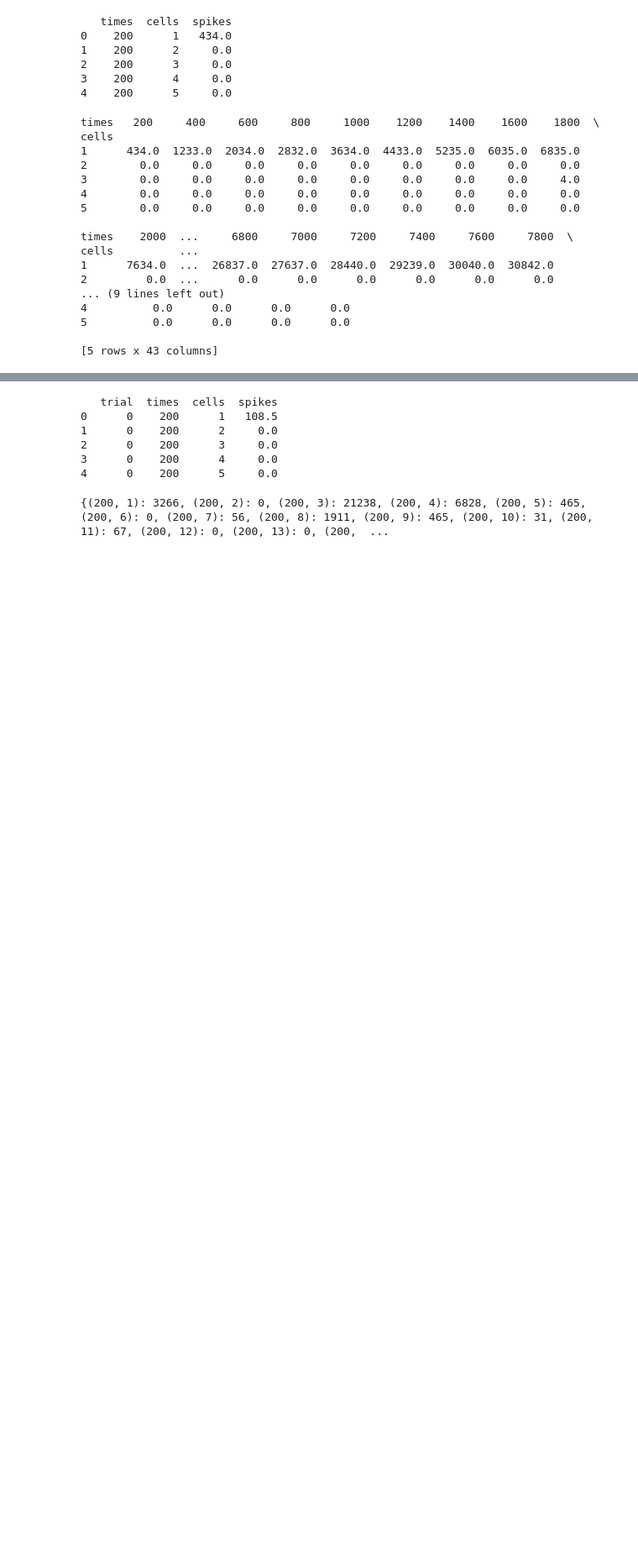
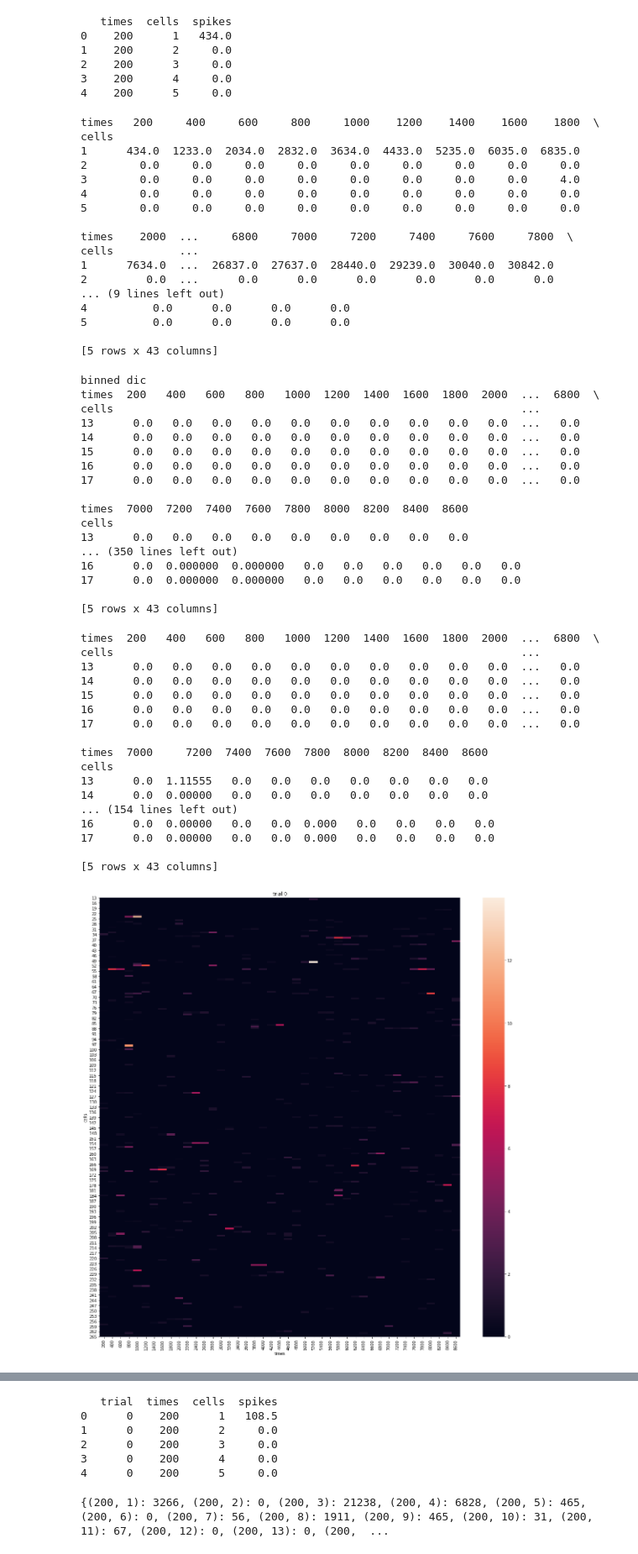
Before and after one commit to sophiakolak/6998-what-is-time, a Jupyter notebook: data/explore_data.ipynb, the cells around one changed output, grey strips where cells are left out. Shown at 84% size. Drawn from its saved outputs; the diff is of its cells as text; code cells hidden in the pictures; blank space fills up the shorter version.

Commit message:
fixed plots

```diff
--- a/data/explore_data.ipynb
+++ b/data/explore_data.ipynb
@@ -256,6 +256,7 @@ binned dic
 # %%
 print("binned dic")
 
+c = 0
 i=0
 for trial,bin in binned_dic.items():
     if trial != 0:
@@ -264,11 +265,15 @@ for trial,bin in binned_dic.items():
     for time,activities in bin.items():
         #print("time:", time)
         for cell,v in activities.items():
+            c += 1
+            if c < 13:
+                continue
             if cell == 0:
                 continue
             #print("cell:", cell)
             activity_sum = 0
             for x in v:
+                #print(x)
                 activity_sum += x
             #print("total_activity", activity_sum)
             times.append(time)
@@ -319,32 +324,70 @@ import os
 #os.mkdir("./plots")
 print("binned dic")
 
+c=0
 for trial,bin in binned_dic.items():
     #print("trial:", trial)
     times,cells,spikes = [],[],[]
     for time,activities in bin.items():
         #print("time:", time)
         for cell,v in activities.items():
-            if cell == 0 or cell > 15:
+            if cell<=12:
                 continue
             activity_sum = 0
             count = 0
             for x in v:
                 activity_sum += x
                 count += 1
             mean_activity = activity_sum / count
             #print("time:", time, "cell:", cell, "mean_act:", mean_activity)
             times.append(time)
             cells.append(cell)
             spikes.append(mean_activity)
     data_dic = {}
     data_dic["times"] = times
     data_dic["cells"] = cells
     data_dic["spikes"] = spikes
 
     df = pd.DataFrame.from_dict(data_dic)
     df = df.pivot(index='cells', columns='times', values='spikes')
+    print(df.head())
     fig, ax = plt.subplots(figsize=(20,20))
     plt.title("trial "+str(trial))
     sns.heatmap(df, annot=False)
     plt.savefig("plots/trial"+str(trial)+".png")
+# %% [output]
+binned dic
+times  200   400   600   800   1000  1200  1400  1600  1800  2000  ...  6800  \
+cells                                                              ...
+13      0.0   0.0   0.0   0.0   0.0   0.0   0.0   0.0   0.0   0.0  ...   0.0
+14      0.0   0.0   0.0   0.0   0.0   0.0   0.0   0.0   0.0   0.0  ...   0.0
+15      0.0   0.0   0.0   0.0   0.0   0.0   0.0   0.0   0.0   0.0  ...   0.0
+16      0.0   0.0   0.0   0.0   0.0   0.0   0.0   0.0   0.0   0.0  ...   0.0
+17      0.0   0.0   0.0   0.0   0.0   0.0   0.0   0.0   0.0   0.0  ...   0.0
+
+times  7000  7200  7400  7600  7800  8000  8200  8400  8600
+cells
+13      0.0   0.0   0.0   0.0   0.0   0.0   0.0   0.0   0.0
+... (350 lines left out)
+16      0.0  0.000000  0.000000   0.0   0.0   0.0   0.0   0.0   0.0
+17      0.0  0.000000  0.000000   0.0   0.0   0.0   0.0   0.0   0.0
+
+[5 rows x 43 columns]
+times  200   400   600   800   1000  1200  1400  1600  1800  2000  ...  6800  \
+cells                                                              ...
+13      0.0   0.0   0.0   0.0   0.0   0.0   0.0   0.0   0.0   0.0  ...   0.0
+14      0.0   0.0   0.0   0.0   0.0   0.0   0.0   0.0   0.0   0.0  ...   0.0
+15      0.0   0.0   0.0   0.0   0.0   0.0   0.0   0.0   0.0   0.0  ...   0.0
+16      0.0   0.0   0.0   0.0   0.0   0.0   0.0   0.0   0.0   0.0  ...   0.0
+17      0.0   0.0   0.0   0.0   0.0   0.0   0.0   0.0   0.0   0.0  ...   0.0
+
+times  7000     7200  7400  7600  7800  8000  8200  8400  8600
+cells
+13      0.0  1.11555   0.0   0.0   0.0   0.0   0.0   0.0   0.0
+14      0.0  0.00000   0.0   0.0   0.0   0.0   0.0   0.0   0.0
+... (154 lines left out)
+16      0.0  0.00000   0.0   0.0  0.000   0.0   0.0   0.0   0.0
+17      0.0  0.00000   0.0   0.0  0.000   0.0   0.0   0.0   0.0
+
+[5 rows x 43 columns]
+[figure, added]
```
Also changed, not shown: parts of 2 cells of this notebook, 31 other files.
